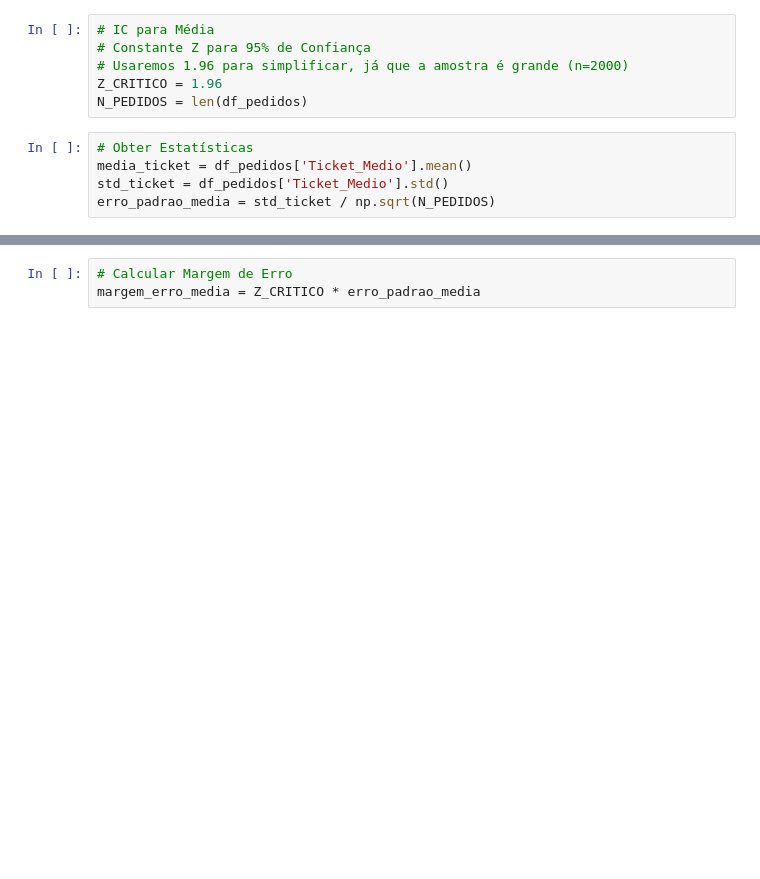
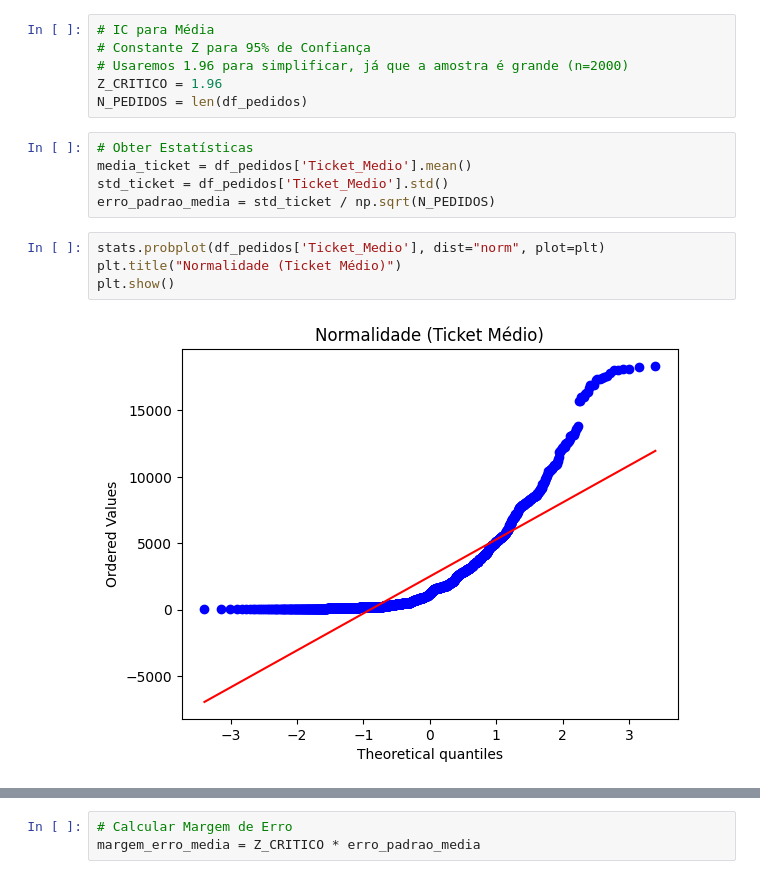
Before and after one commit to JonasLima99/EQUIPE-WOLF---ESTATISTICA-E-PROB, a Jupyter notebook: notebooks/main_analise.ipynb, the cells around one changed output, grey strips where cells are left out. Cells and saved outputs as stored; diff of their text form; blank space fills up the shorter version.

```diff
--- a/notebooks/main_analise.ipynb
+++ b/notebooks/main_analise.ipynb
@@ -344,3 +327,9 @@ N_PEDIDOS = len(df_pedidos)
 media_ticket = df_pedidos['Ticket_Medio'].mean()
 std_ticket = df_pedidos['Ticket_Medio'].std()
 erro_padrao_media = std_ticket / np.sqrt(N_PEDIDOS)
+# %%
+stats.probplot(df_pedidos['Ticket_Medio'], dist="norm", plot=plt)
+plt.title("Normalidade (Ticket Médio)")
+plt.show()
+# %% [output]
+[figure, added]
```
Also changed, not shown: parts of 18 cells of this notebook, 8 other files.
